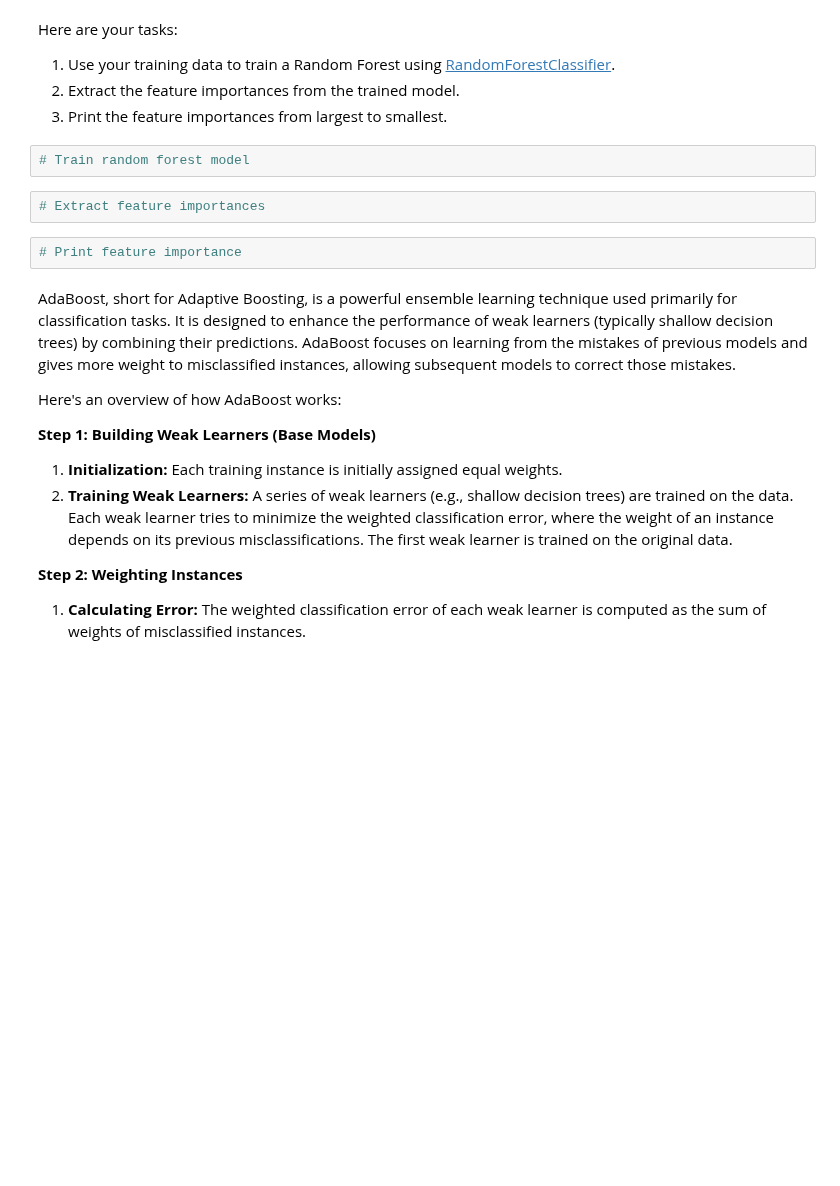
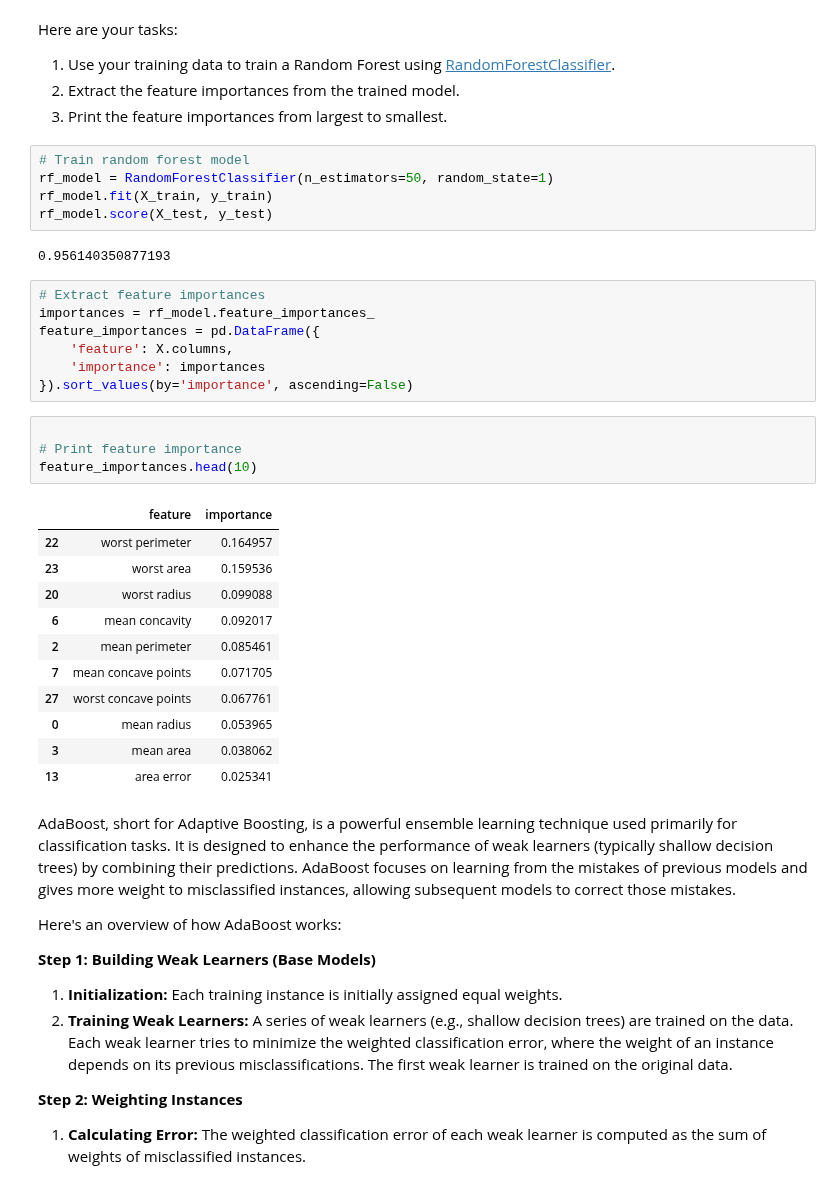
Before and after one commit to Spencer166/First, a Jupyter notebook: Student_MLE_MiniProject_Trees_and_Forests.ipynb, the cells around one changed output. Drawn from its saved outputs; the diff is of its cells as text; blank space fills up the shorter version.

```diff
--- a/Student_MLE_MiniProject_Trees_and_Forests.ipynb
+++ b/Student_MLE_MiniProject_Trees_and_Forests.ipynb
@@ -143,12 +143,36 @@ Here are your tasks:
 1. Use your training data to train a Random Forest using [RandomForestClassifier](https://scikit-learn.org/stable/modules/generated/sklearn.ensemble.RandomForestClassifier.html).
 2. Extract the feature importances from the trained model.
 3. Print the feature importances from largest to smallest.
-# %%
-# Train random forest model
-# %%
-# Extract feature importances
+# %%
+# Train random forest model
+rf_model = RandomForestClassifier(n_estimators=50, random_state=1)
+rf_model.fit(X_train, y_train)
+rf_model.score(X_test, y_test)
+# %% [output]
+0.956140350877193
+# %%
+# Extract feature importances
+importances = rf_model.feature_importances_
+feature_importances = pd.DataFrame({
+    'feature': X.columns,
+    'importance': importances
+}).sort_values(by='importance', ascending=False)
 # %%
+
 # Print feature importance
+feature_importances.head(10)
+# %% [output]
+|  | feature | importance |
+| 22 | worst perimeter | 0.164957 |
+| 23 | worst area | 0.159536 |
+| 20 | worst radius | 0.099088 |
+| 6 | mean concavity | 0.092017 |
+| 2 | mean perimeter | 0.085461 |
+| 7 | mean concave points | 0.071705 |
+| 27 | worst concave points | 0.067761 |
+| 0 | mean radius | 0.053965 |
+| 3 | mean area | 0.038062 |
+| 13 | area error | 0.025341 |
 # %% [markdown]
 AdaBoost, short for Adaptive Boosting, is a powerful ensemble learning technique used primarily for classification tasks. It is designed to enhance the performance of weak learners (typically shallow decision trees) by combining their predictions. AdaBoost focuses on learning from the mistakes of previous models and gives more weight to misclassified instances, allowing subsequent models to correct those mistakes.
 
```
